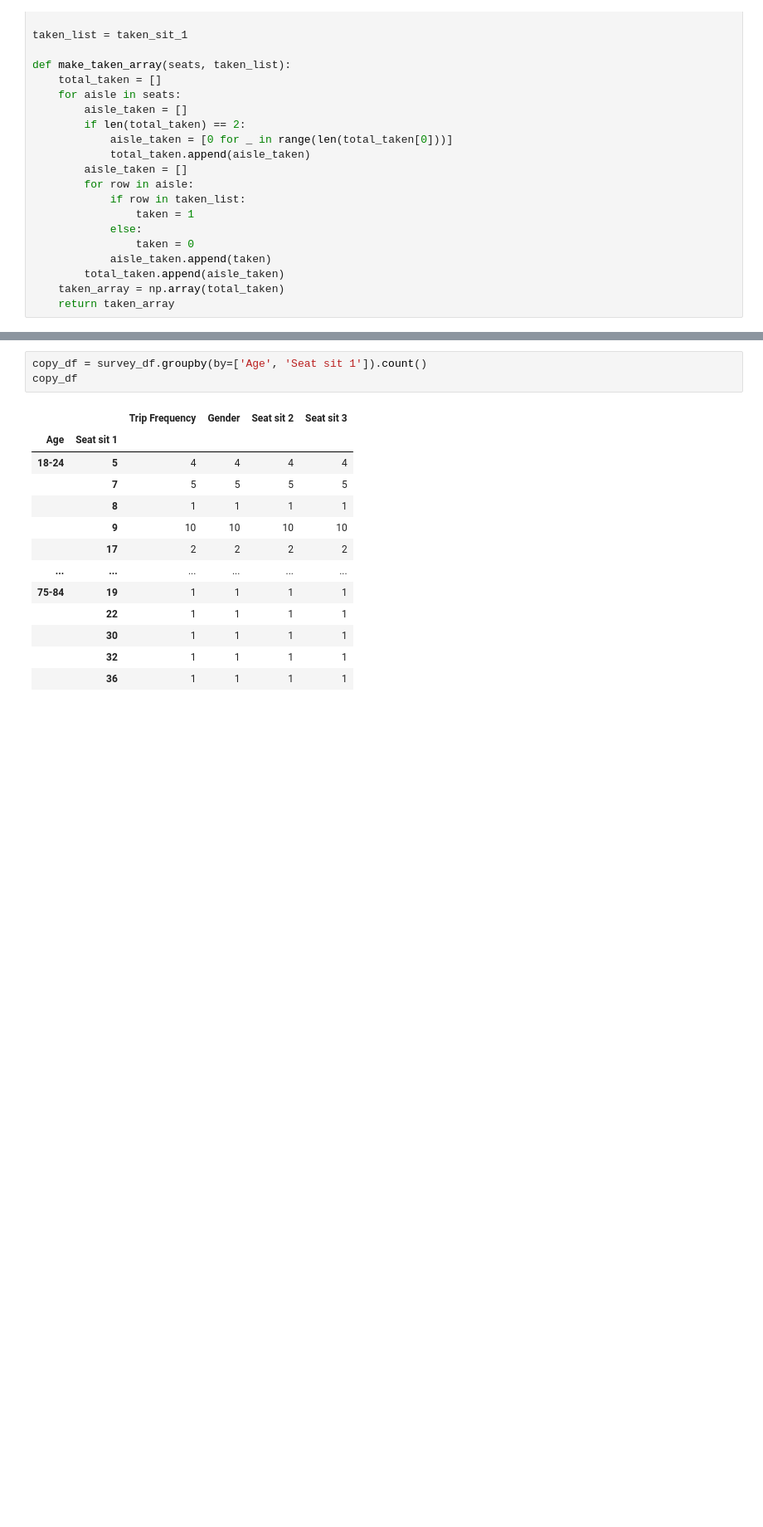
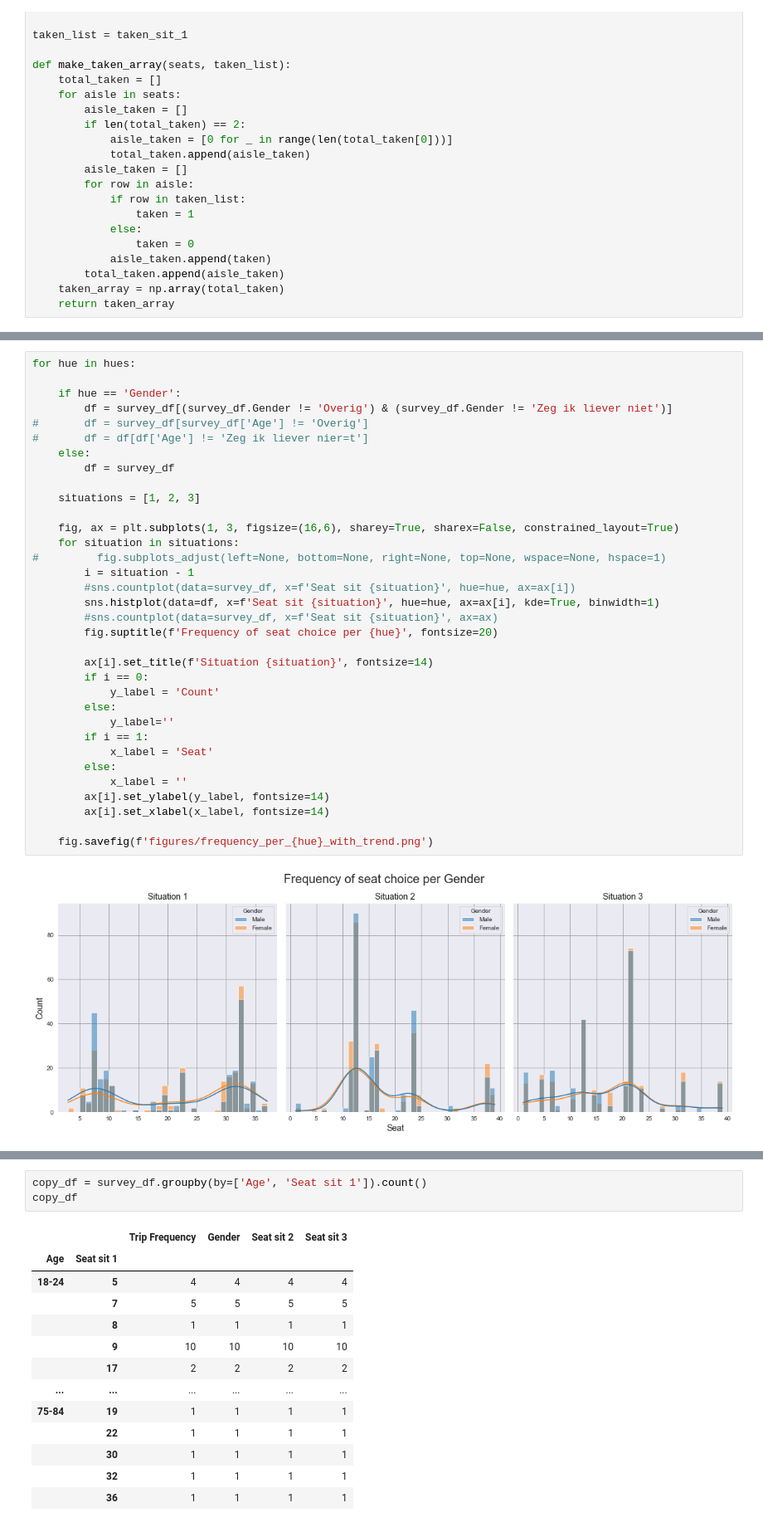
Before and after one commit to davidmatheus002/assignment_4, a Jupyter notebook: Choice modelling.ipynb, the cells around one changed output, grey strips where cells are left out. Shown: that part at 83% size. Drawn from its saved outputs; the diff is of its cells as text; blank space fills up the shorter version.

```diff
--- a/Choice modelling.ipynb
+++ b/Choice modelling.ipynb
@@ -178,0 +179,36 @@ for hue in hues:
+# %%
+for hue in hues:
+
+    if hue == 'Gender':
+        df = survey_df[(survey_df.Gender != 'Overig') & (survey_df.Gender != 'Zeg ik liever niet')]
+#       df = survey_df[survey_df['Age'] != 'Overig']
+#       df = df[df['Age'] != 'Zeg ik liever nier=t']
+    else:
+        df = survey_df
+
+    situations = [1, 2, 3]
+
+    fig, ax = plt.subplots(1, 3, figsize=(16,6), sharey=True, sharex=False, constrained_layout=True)
+    for situation in situations:
+#         fig.subplots_adjust(left=None, bottom=None, right=None, top=None, wspace=None, hspace=1)
+        i = situation - 1
+        #sns.countplot(data=survey_df, x=f'Seat sit {situation}', hue=hue, ax=ax[i])
+        sns.histplot(data=df, x=f'Seat sit {situation}', hue=hue, ax=ax[i], kde=True, binwidth=1)
+        #sns.countplot(data=survey_df, x=f'Seat sit {situation}', ax=ax)
+        fig.suptitle(f'Frequency of seat choice per {hue}', fontsize=20)
+
+        ax[i].set_title(f'Situation {situation}', fontsize=14)
+        if i == 0:
+            y_label = 'Count'
+        else:
+            y_label=''
+        if i == 1:
+            x_label = 'Seat'
+        else:
+            x_label = ''
+        ax[i].set_ylabel(y_label, fontsize=14)
+        ax[i].set_xlabel(x_label, fontsize=14)
+
+    fig.savefig(f'figures/frequency_per_{hue}_with_trend.png')
+# %% [output]
+[figure, added]
```
Also changed, not shown: parts of 7 cells of this notebook, 16 other files.
